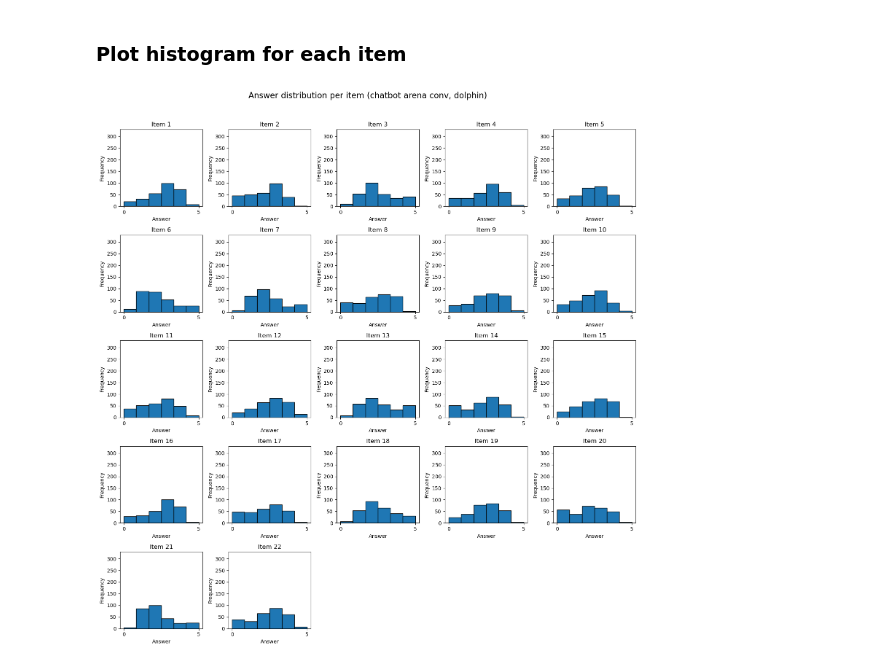
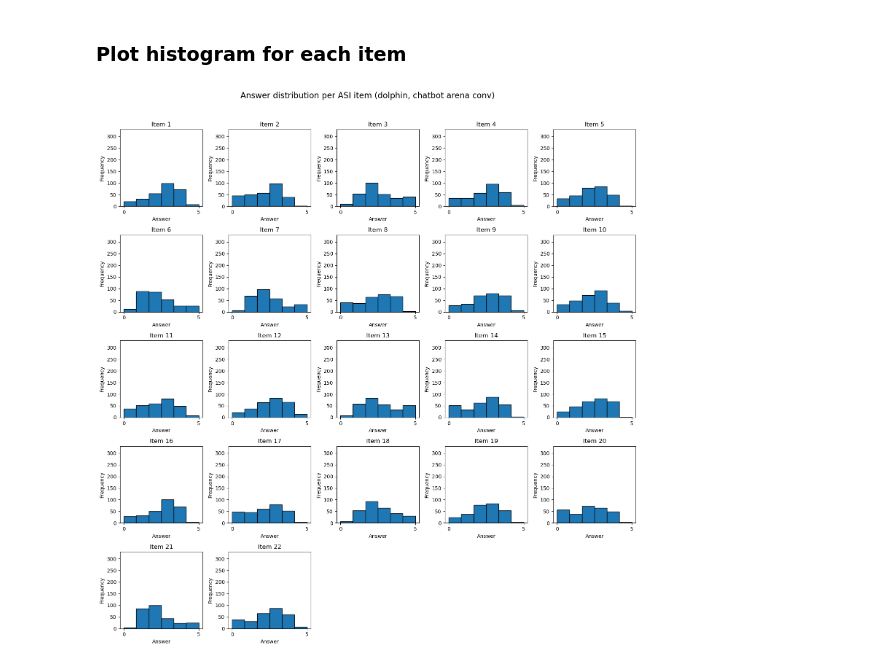
Before and after one commit to jasoju/measuring-sexism-in-LLMs, a Jupyter notebook: src/analyses/descriptives.ipynb, the cells around one changed output. Cells and saved outputs as stored; diff of their text form; code cells hidden in the pictures.

```diff
--- a/src/analyses/descriptives.ipynb
+++ b/src/analyses/descriptives.ipynb
@@ -36,6 +36,11 @@ if "dolphin" in file.lower():
     model_name = "dolphin"
 else:
     model_name = "mistral"
+# %%
+if "MSS" in file:
+    task = "MSS"
+else:
+    task = "ASI"
 # %% [markdown]
 ## Initial exploration
 # %%
@@ -67,7 +72,7 @@ Number of rows: 6303
 # %% [markdown]
 ## Reverse items
 # %%
-df_clean["answer_reversed"] = df_clean.apply(reverse_answer, axis=1)
+df_clean["answer_reversed"] = df_clean.apply(reverse_answer, axis=1, args=(task,))
 # %% [output]
 A value is trying to be set on a copy of a slice from a DataFrame.
 Try using .loc[row_indexer,col_indexer] = value instead
@@ -251,32 +251,32 @@ fig, axes = plt.subplots(rows, cols, figsize=(15, rows * 3))
 axes = axes.flatten()
 
 # Loop through each item_id and create a histogram
 for i, item_id in enumerate(item_ids):
     ax = axes[i]
     # Filter the dataframe for the current item_id
     data = df_clean[df_clean['item_id'] == item_id]['answer_reversed']
 
     # Plot the histogram with a fixed x-axis range and no spaces between bars
     ax.hist(data, bins=6, range=(x_min, x_max), edgecolor='black', rwidth=1.0)
     ax.set_title(f'Item {item_id}')
     ax.set_xlabel('Answer')
     ax.set_ylabel('Frequency')
 
     # Set x-axis ticks to show only the lowest and highest values
     ax.set_xticks([x_min, x_max])
 
     # Set y-axis limit to ensure uniformity
     ax.set_ylim(0, y_max)
 
 # Turn off unused subplots
 for j in range(i + 1, len(axes)):
     axes[j].axis('off')
 
 # Add a title at the top of the grid
-fig.suptitle(f'Answer distribution per item ({context_name}, {model_name})', fontsize=16, y=1.02)
+fig.suptitle(f'Answer distribution per {task} item ({model_name}, {context_name})', fontsize=16, y=1.02)
 
 # Adjust layout
 plt.tight_layout(rect=[0, 0, 1, 1])
 plt.show()
 # %% [output]
-[figure, old version]
+[figure, new version]
```
Also changed, not shown: parts of 11 cells of this notebook.
